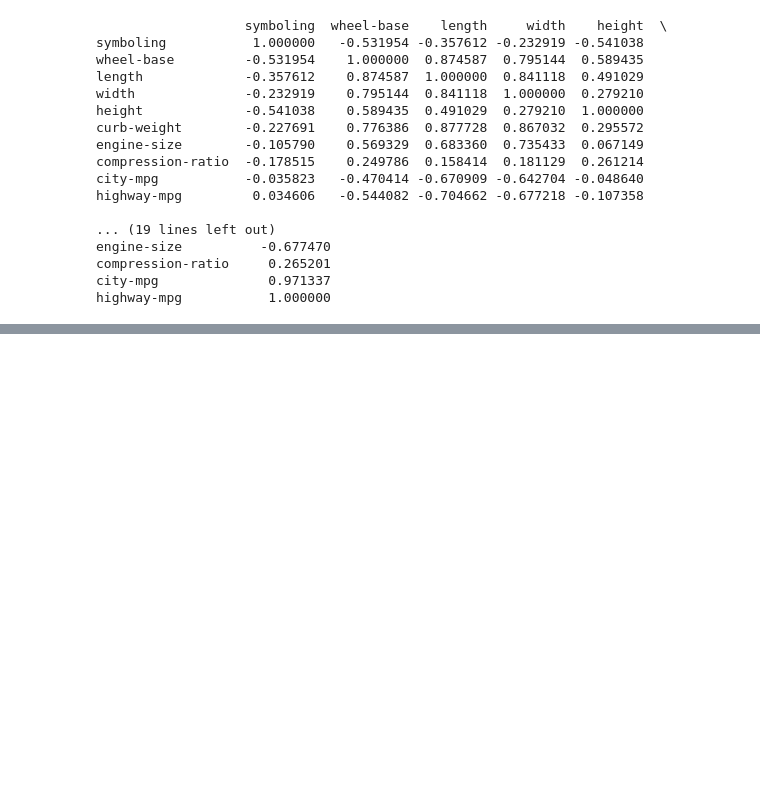
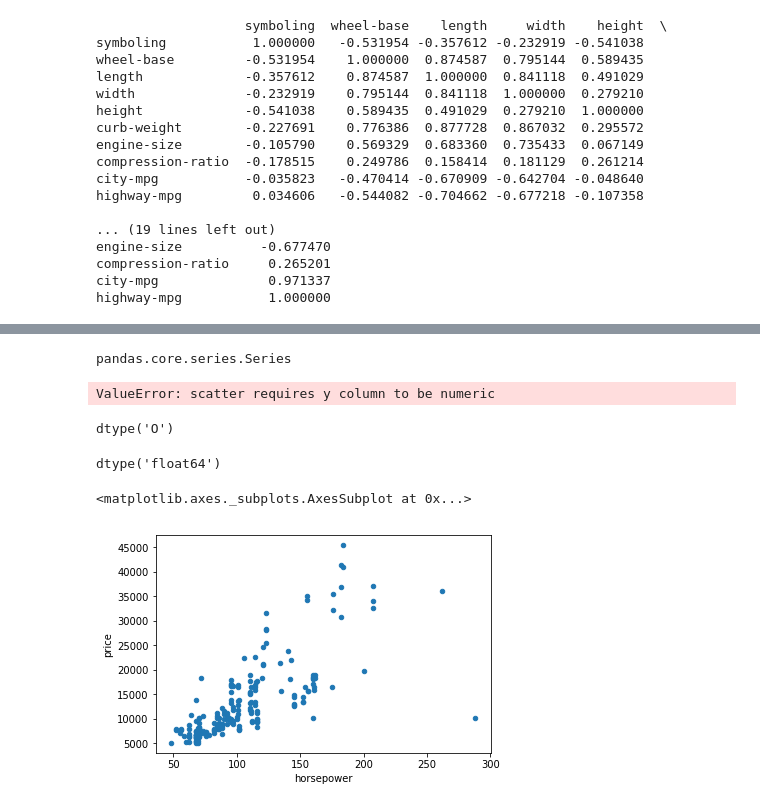
Before and after one commit to santhosh3533/python, a Jupyter notebook: Supervised_Learning_Assignment.ipynb, the cells around one changed output, grey strips where cells are left out. Cells and saved outputs as stored; diff of their text form; code cells hidden in the pictures; blank space fills up the shorter version.

Commit message:
converting to float

```diff
--- a/Supervised_Learning_Assignment.ipynb
+++ b/Supervised_Learning_Assignment.ipynb
@@ -98,0 +94,34 @@ Name: stroke, Length: 205, dtype: bool
+# %%
+#autos['horsepower'].corr(autos['price'])
+pd.to_numeric(autos['horsepower'], errors='coerce')
+pd.to_numeric(autos['price'], errors='coerce')
+autos
+type(autos['horsepower'])
+# %% [output]
+pandas.core.series.Series
+# %%
+autos["price"] = autos["price"].mask(autos["price"] == '?', np.nan)
+autos['price'] = autos['price'].fillna((autos['price'].median()))
+pd.to_numeric(autos['price'], errors='coerce')
+fin_autos = autos
+from matplotlib.pyplot import *
+%matplotlib inline
+fin_autos.plot.scatter(x='width',y='price')
+# %% [output]
+ValueError: scatter requires y column to be numeric
+# %%
+autos['horsepower'].dtype
+# %% [output]
+dtype('O')
+# %%
+autos['horsepower'] = autos['horsepower'].astype(str).astype(float)
+autos['horsepower'].dtype
+# %% [output]
+dtype('float64')
+# %%
+autos['price'] = autos['price'].astype(str).astype(float)
+autos['price'].dtype
+autos.plot.scatter(x='horsepower',y='price')
+# %% [output]
+<matplotlib.axes._subplots.AxesSubplot at 0x...>
+[figure, added]
```
Also changed, not shown: parts of 2 cells of this notebook.
